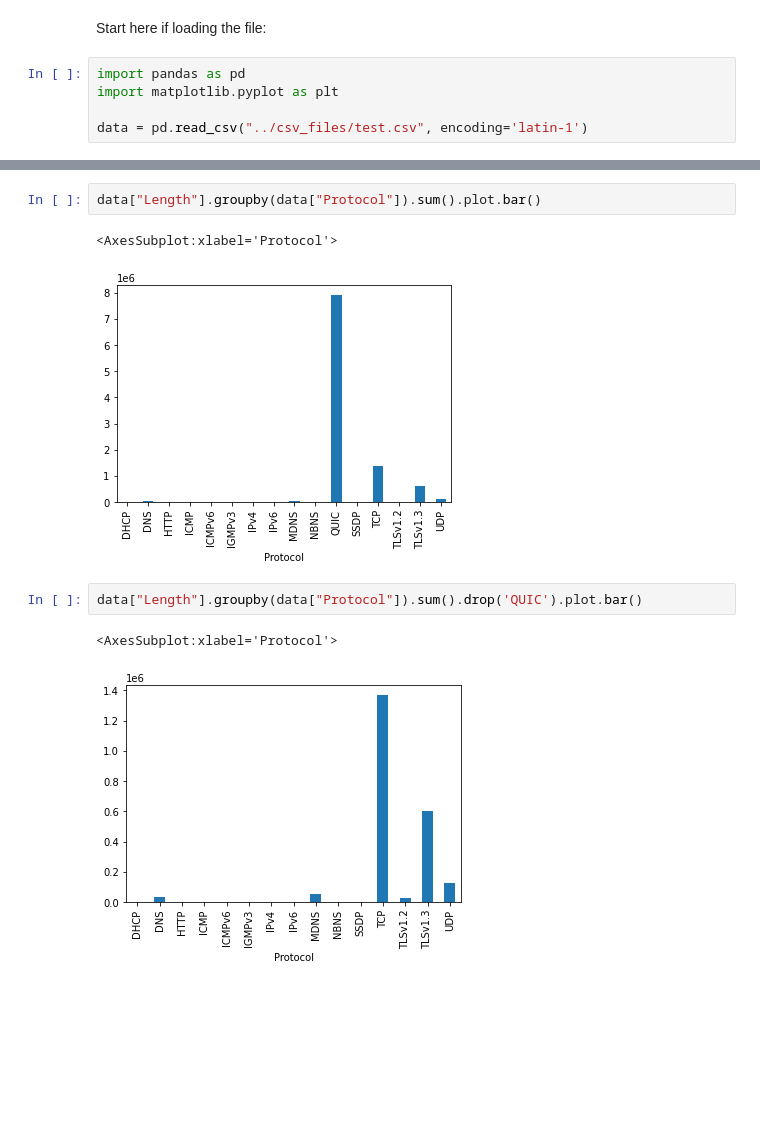
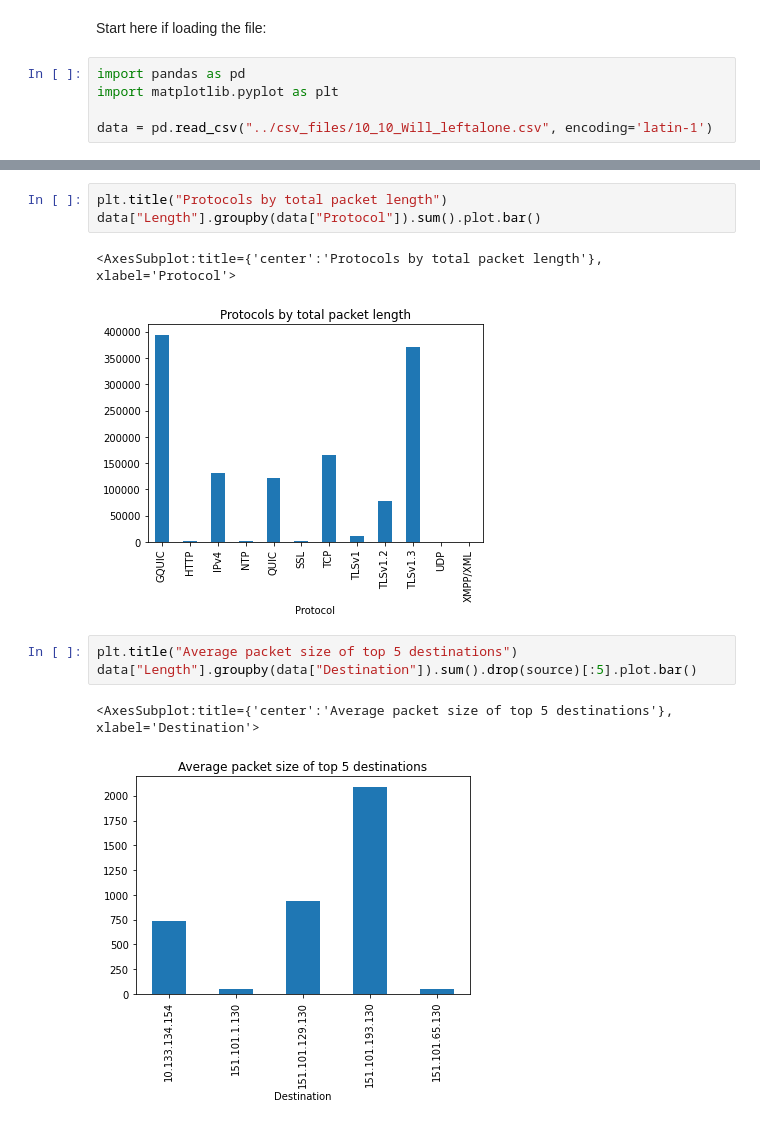
Before and after one commit to ruasanchezf/CS399.02, a Jupyter notebook: scripts/analyse_csv.ipynb, the cells around one changed output, grey strips where cells are left out. Cells and saved outputs as stored; diff of their text form; blank space fills up the shorter version.

```diff
--- a/scripts/analyse_csv.ipynb
+++ b/scripts/analyse_csv.ipynb
@@ -4,4 +4,4 @@ Start here if loading the file:
 import pandas as pd
 import matplotlib.pyplot as plt
 
-data = pd.read_csv("../csv_files/test.csv", encoding='latin-1')
+data = pd.read_csv("../csv_files/10_10_Will_leftalone.csv", encoding='latin-1')
@@ -55,10 +86,12 @@ data["Protocol"].value_counts().plot.pie()
 # %%
+plt.title("Protocols by total packet length")
 data["Length"].groupby(data["Protocol"]).sum().plot.bar()
 # %% [output]
-<AxesSubplot:xlabel='Protocol'>
+<AxesSubplot:title={'center':'Protocols by total packet length'}, xlabel='Protocol'>
-[figure, old version]
+[figure, new version]
 # %%
-data["Length"].groupby(data["Protocol"]).sum().drop('QUIC').plot.bar()
+plt.title("Average packet size of top 5 destinations")
+data["Length"].groupby(data["Destination"]).sum().drop(source)[:5].plot.bar()
 # %% [output]
-<AxesSubplot:xlabel='Protocol'>
+<AxesSubplot:title={'center':'Average packet size of top 5 destinations'}, xlabel='Destination'>
-[figure, old version]
+[figure, new version]
```
Also changed, not shown: parts of 13 cells of this notebook, 1 other file.
